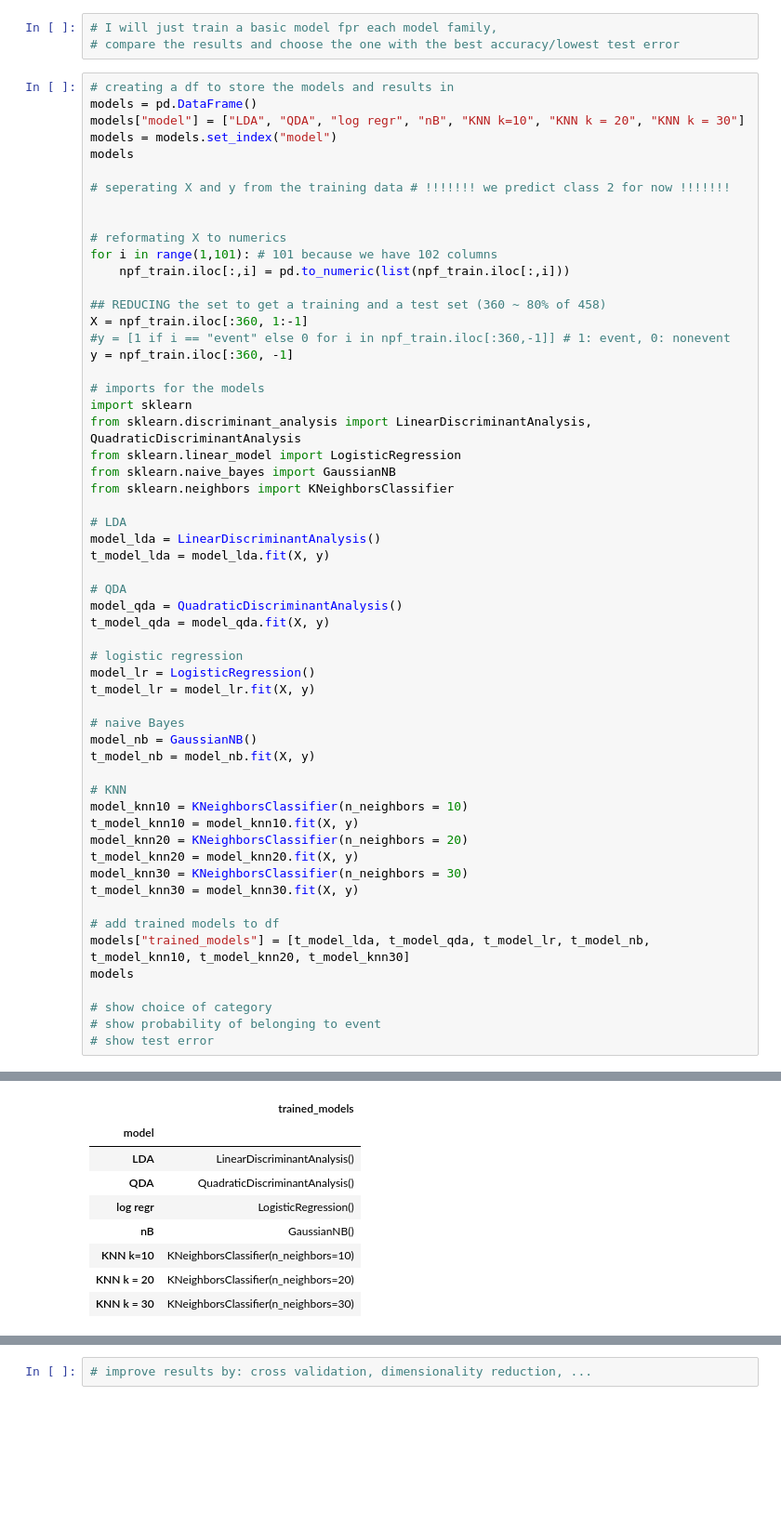
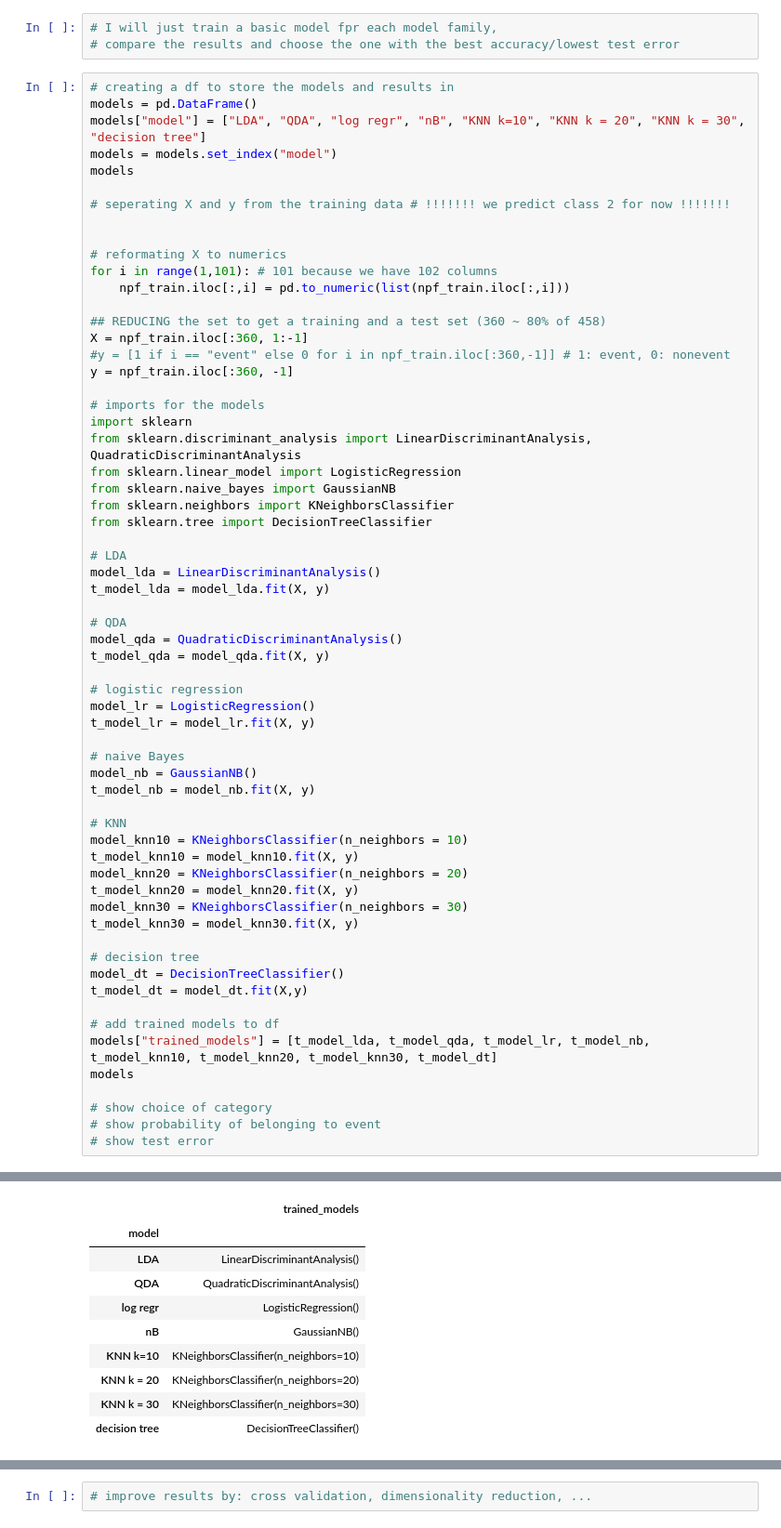
Before and after one commit to nourassaf/machine-learning, a Jupyter notebook: classifier_tryouts_Meike.ipynb, the cells around one changed output, grey strips where cells are left out. Shown at 93% size. Cells and saved outputs as stored; diff of their text form; blank space fills up the shorter version.

```diff
--- a/classifier_tryouts_Meike.ipynb
+++ b/classifier_tryouts_Meike.ipynb
@@ -62,7 +62,7 @@ npf_train
 # %%
 # creating a df to store the models and results in
 models = pd.DataFrame()
-models["model"] = ["LDA", "QDA", "log regr", "nB", "KNN k=10", "KNN k = 20", "KNN k = 30"]
+models["model"] = ["LDA", "QDA", "log regr", "nB", "KNN k=10", "KNN k = 20", "KNN k = 30", "decision tree"]
 models = models.set_index("model")
 models
 
@@ -84,6 +84,7 @@ from sklearn.discriminant_analysis import LinearDiscriminantAnalysis, QuadraticD
 from sklearn.linear_model import LogisticRegression
 from sklearn.naive_bayes import GaussianNB
 from sklearn.neighbors import KNeighborsClassifier
+from sklearn.tree import DecisionTreeClassifier
 
 # LDA
 model_lda = LinearDiscriminantAnalysis()
@@ -105,34 +106,39 @@ t_model_nb = model_nb.fit(X, y)
 model_knn10 = KNeighborsClassifier(n_neighbors = 10)
 t_model_knn10 = model_knn10.fit(X, y)
 model_knn20 = KNeighborsClassifier(n_neighbors = 20)
 t_model_knn20 = model_knn20.fit(X, y)
 model_knn30 = KNeighborsClassifier(n_neighbors = 30)
 t_model_knn30 = model_knn30.fit(X, y)
 
+# decision tree
+model_dt = DecisionTreeClassifier()
+t_model_dt = model_dt.fit(X,y)
+
 # add trained models to df
-models["trained_models"] = [t_model_lda, t_model_qda, t_model_lr, t_model_nb, t_model_knn10, t_model_knn20, t_model_knn30]
+models["trained_models"] = [t_model_lda, t_model_qda, t_model_lr, t_model_nb, t_model_knn10, t_model_knn20, t_model_knn30, t_model_dt]
 models
 
 # show choice of category
 # show probability of belonging to event
 # show test error
 # %% [output]
 STOP: TOTAL NO. of ITERATIONS REACHED LIMIT.
 
 Increase the number of iterations (max_iter) or scale the data as shown in:
     https://scikit-learn.org/stable/modules/preprocessing.html
 Please also refer to the documentation for alternative solver options:
     https://scikit-learn.org/stable/modules/linear_model.html#logistic-regression
   n_iter_i = _check_optimize_result(
 |  | trained_models |
 | model |  |
 | LDA | LinearDiscriminantAnalysis() |
 | QDA | QuadraticDiscriminantAnalysis() |
 | log regr | LogisticRegression() |
 | nB | GaussianNB() |
 | KNN k=10 | KNeighborsClassifier(n_neighbors=10) |
 | KNN k = 20 | KNeighborsClassifier(n_neighbors=20) |
 | KNN k = 30 | KNeighborsClassifier(n_neighbors=30) |
+| decision tree | DecisionTreeClassifier() |
 # %%
 # our test set:
 X_test = npf_train.iloc[360:, 1:-1]
```
Also changed, not shown: parts of 1 cell of this notebook.
